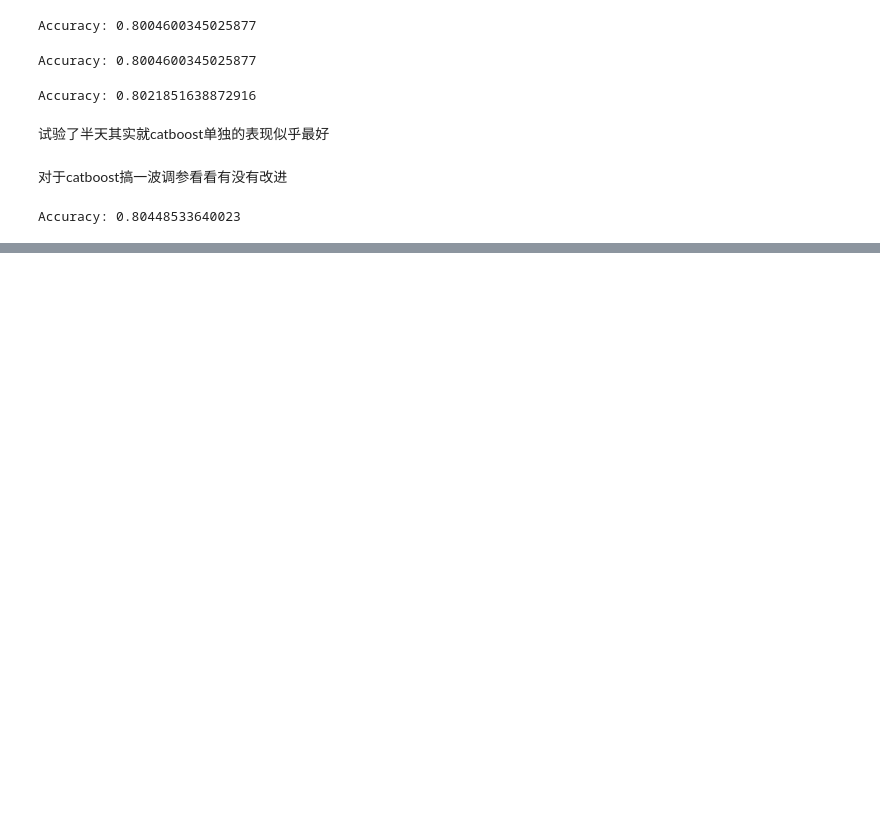
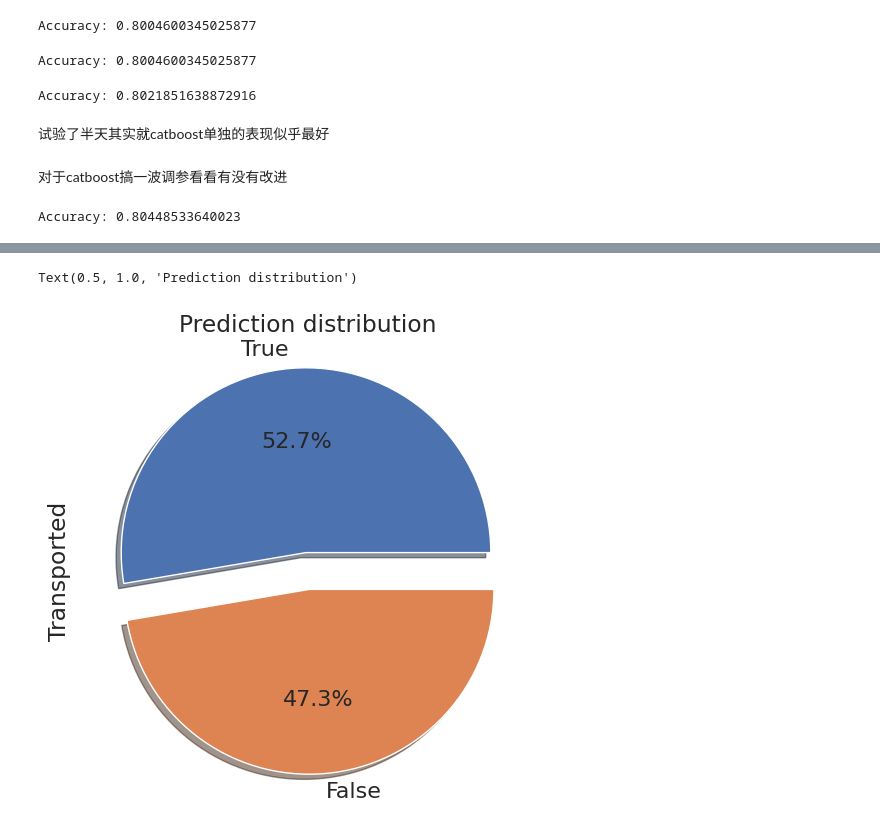
Before and after one commit to CambridgeZ/DataMining_Course_experiment, a Jupyter notebook: datamining-homework.ipynb, the cells around one changed output, grey strips where cells are left out. Drawn from its saved outputs; the diff is of its cells as text; code cells hidden in the pictures; blank space fills up the shorter version.

Commit message:
Kaggle Notebook | DataMining_Homework | Version 7

```diff
--- a/datamining-homework.ipynb
+++ b/datamining-homework.ipynb
@@ -2257,0 +2243,11 @@ Average accuracy: 0.799
+# %%
+# submission的路径微 /kaggle/input/spaceship-titanic/sample_submission.csv
+# 提交比赛结果
+# Sample submission (to get right format)
+sub=pd.read_csv('../input/spaceship-titanic/sample_submission.csv')
+
+# Save predictions to submission data frame
+sub['Transported']=preds
+
+# 检查一下
+sub.head()
@@ -2257,0 +2261,3 @@ Average accuracy: 0.799
+# %%
+# 把01改成true false
+sub=sub.replace({0:False, 1:True})
@@ -2257,0 +2273,7 @@ Average accuracy: 0.799
+# %%
+# Prediction distribution
+plt.figure(figsize=(6,6))
+sub['Transported'].value_counts().plot.pie(explode=[0.1,0.1], autopct='%1.1f%%', shadow=True, textprops={'fontsize':16}).set_title("Prediction distribution")
+# %% [output]
+Text(0.5, 1.0, 'Prediction distribution')
+[figure, added]
```
Also changed, not shown: parts of 8 cells of this notebook.
